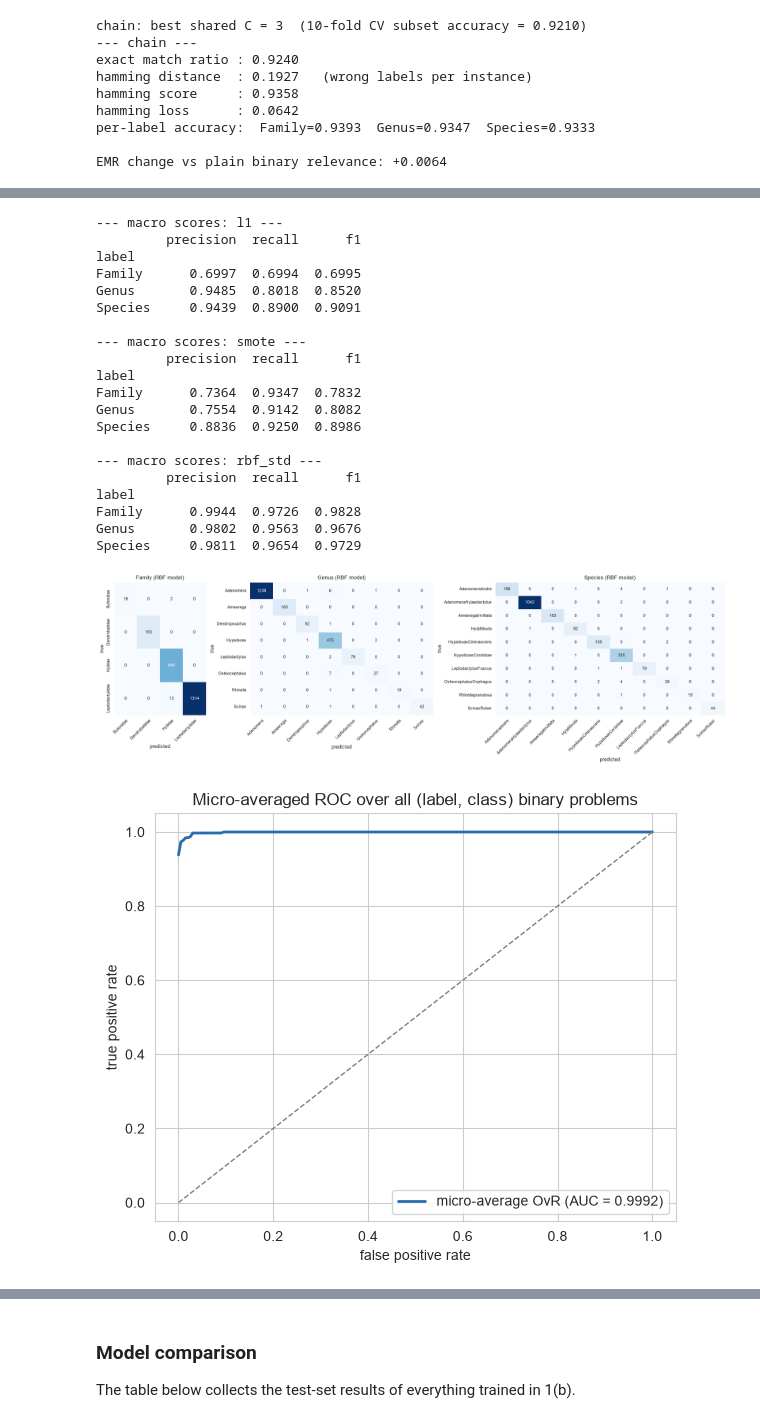
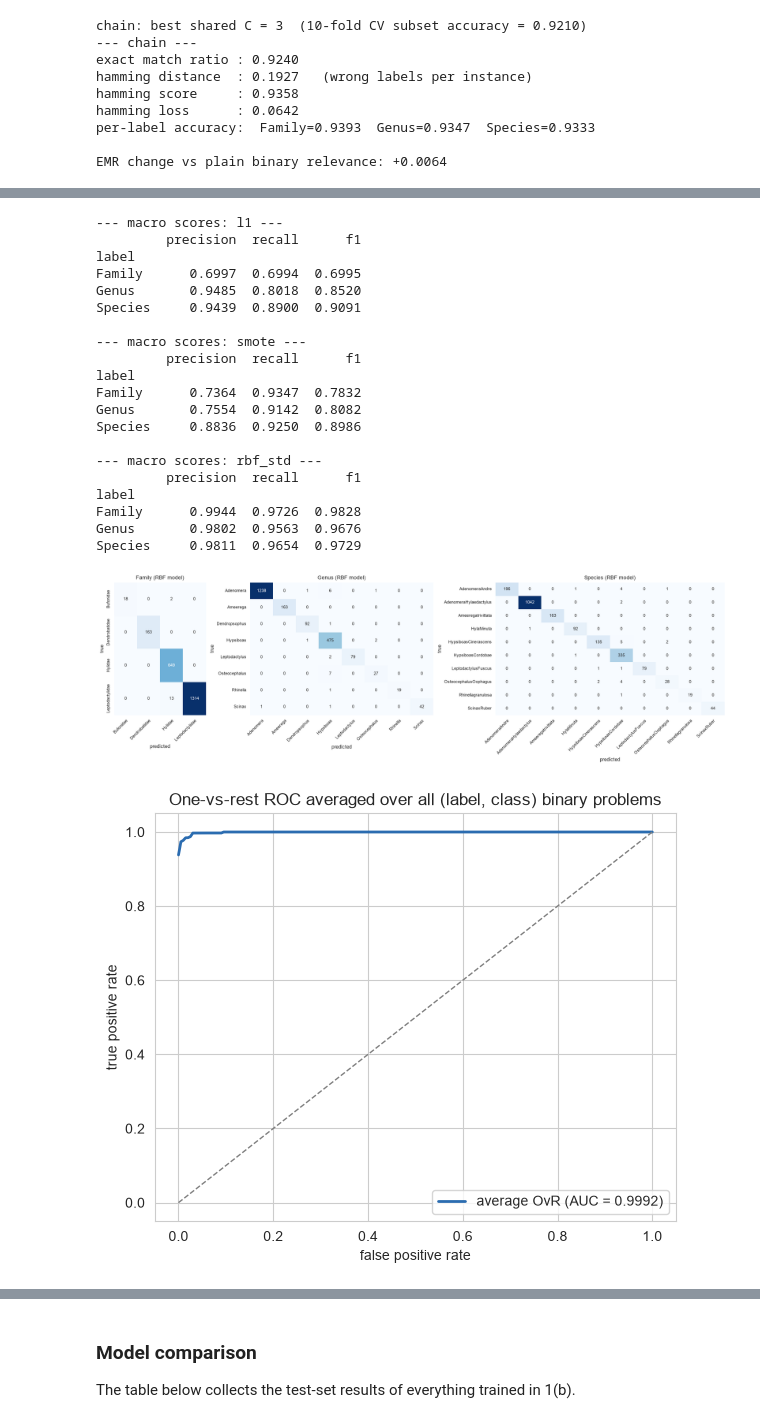
Before and after one commit to houdan-hub/DSCI552-HW7, a Jupyter notebook: Hou_Tianbo_HW7.ipynb, the cells around one changed output, grey strips where cells are left out. Cells and saved outputs as stored; diff of their text form; code cells hidden in the pictures.

Commit message:
HW7: fix standardization/CV-criterion wording and rename the averaged ROC; align metric precision with the tables

```diff
--- a/Hou_Tianbo_HW7.ipynb
+++ b/Hou_Tianbo_HW7.ipynb
@@ -547,7 +554,7 @@ for j, c in enumerate(label_cols):
     plt.setp(ax.get_xticklabels(), rotation=45, ha='right', rotation_mode='anchor')
 plt.show()
 
-# micro-averaged one-vs-rest ROC from the RBF model's decision scores
+# one-vs-rest ROC averaged over every (label, class) binary problem
 from sklearn.preprocessing import LabelBinarizer
 fpr_all, tpr_all = [], []
 for c in label_cols:
@@ -566,35 +573,35 @@ tpr_interp = np.mean([np.interp(grid, f, t) for f, t in zip(fpr_all, tpr_all)],
 micro_auc = float(auc(grid, tpr_interp))
 results['micro_auc'] = round(micro_auc, 4)
 
 plt.figure(figsize=(6, 5))
 plt.plot(grid, tpr_interp, lw=2, color='#2b6cb0',
-         label=f'micro-average OvR (AUC = {micro_auc:.4f})')
+         label=f'average OvR (AUC = {micro_auc:.4f})')
 plt.plot([0, 1], [0, 1], ls='--', color='grey', lw=1)
 plt.xlabel('false positive rate'); plt.ylabel('true positive rate')
-plt.title('Micro-averaged ROC over all (label, class) binary problems')
+plt.title('One-vs-rest ROC averaged over all (label, class) binary problems')
 plt.legend(loc='lower right'); plt.tight_layout(); plt.show()
 # %% [output]
 --- macro scores: l1 ---
          precision  recall      f1
 label
 Family      0.6997  0.6994  0.6995
 Genus       0.9485  0.8018  0.8520
 Species     0.9439  0.8900  0.9091
 
 --- macro scores: smote ---
          precision  recall      f1
 label
 Family      0.7364  0.9347  0.7832
 Genus       0.7554  0.9142  0.8082
 Species     0.8836  0.9250  0.8986
 
 --- macro scores: rbf_std ---
          precision  recall      f1
 label
 Family      0.9944  0.9726  0.9828
 Genus       0.9802  0.9563  0.9676
 Species     0.9811  0.9654  0.9729
 [figure]
-[figure, old version]
+[figure, new version]
 # %% [markdown]
 Macro precision/recall/F1 across the three labels: the $L_1$ model reaches
```
Also changed, not shown: parts of 16 cells of this notebook, 1 other file.
